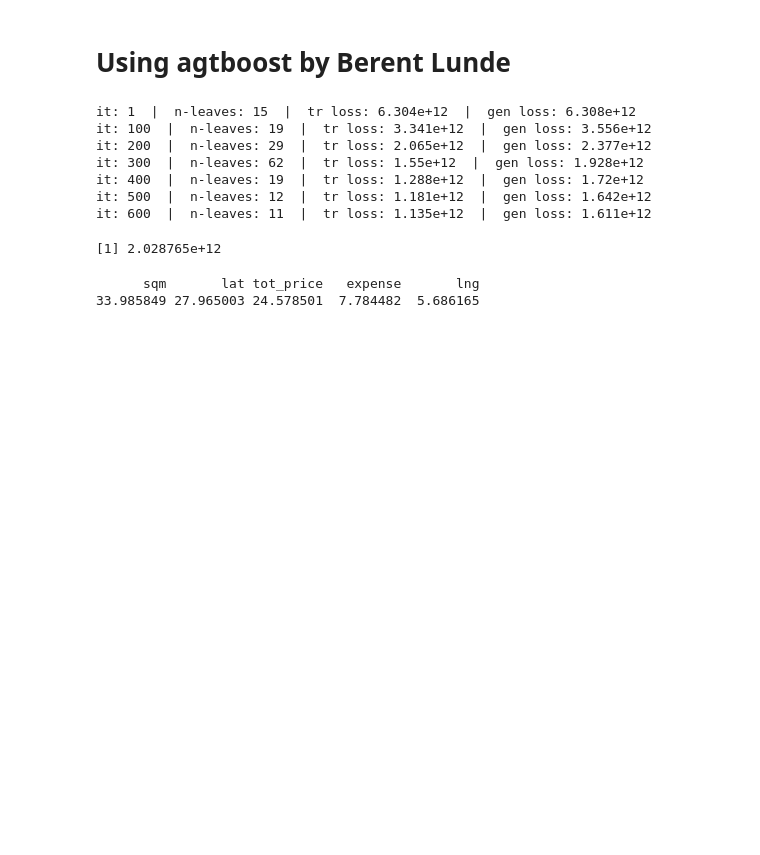
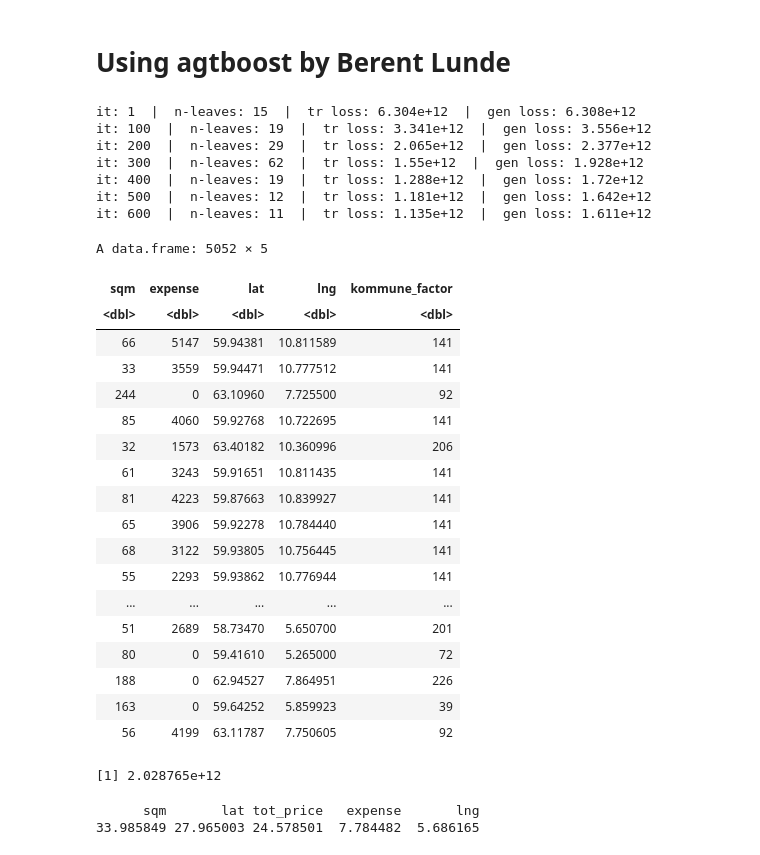
Before and after one commit to GunGro/MA8701, a Jupyter notebook: project3_ipynb/04_xgb_model.ipynb, the cells around one changed output. Drawn from its saved outputs; the diff is of its cells as text; code cells hidden in the pictures; blank space fills up the shorter version.

```diff
--- a/project3_ipynb/04_xgb_model.ipynb
+++ b/project3_ipynb/04_xgb_model.ipynb
@@ -162,9 +162,11 @@ library(agtboost)
 set.seed(15312323)
 train = data.frame(train)
 test = data.frame(test)
+
 X = train[, -which(colnames(train) == "tot_price")]
+y = train[, which(colnames(train) == "tot_price")]
 
-model = gbt.train(y = train$tot_price, x = as.matrix(X),
+model = gbt.train(y = as.matrix(y), x = as.matrix(X),
                  loss_function = "mse", verbose = 100)
 # %% [output]
 it: 1  |  n-leaves: 15  |  tr loss: 6.304e+12  |  gen loss: 6.308e+12
@@ -176,6 +178,27 @@ it: 500  |  n-leaves: 12  |  tr loss: 1.181e+12  |  gen loss: 1.642e+12
 it: 600  |  n-leaves: 11  |  tr loss: 1.135e+12  |  gen loss: 1.611e+12
 # %%
 X_test = test[, -which(colnames(test) == "tot_price")]
+y_test = test[, which(colnames(test) == "tot_price")]
 
 pred = predict(model, as.matrix(X_test))
+# %% [output]
+A data.frame: 5052 × 5
+| sqm | expense | lat | lng | kommune_factor |
+| <dbl> | <dbl> | <dbl> | <dbl> | <dbl> |
+| 66 | 5147 | 59.94381 | 10.811589 | 141 |
+| 33 | 3559 | 59.94471 | 10.777512 | 141 |
+| 244 | 0 | 63.10960 | 7.725500 | 92 |
+| 85 | 4060 | 59.92768 | 10.722695 | 141 |
+| 32 | 1573 | 63.40182 | 10.360996 | 206 |
+| 61 | 3243 | 59.91651 | 10.811435 | 141 |
+| 81 | 4223 | 59.87663 | 10.839927 | 141 |
+| 65 | 3906 | 59.92278 | 10.784440 | 141 |
+| 68 | 3122 | 59.93805 | 10.756445 | 141 |
+| 55 | 2293 | 59.93862 | 10.776944 | 141 |
+| ... | ... | ... | ... | ... |
+| 51 | 2689 | 58.73470 | 5.650700 | 201 |
+| 80 | 0 | 59.41610 | 5.265000 | 72 |
+| 188 | 0 | 62.94527 | 7.864951 | 226 |
+| 163 | 0 | 59.64252 | 5.859923 | 39 |
+| 56 | 4199 | 63.11787 | 7.750605 | 92 |
 # %%
```
Also changed, not shown: parts of 5 cells of this notebook, 1 other file.
